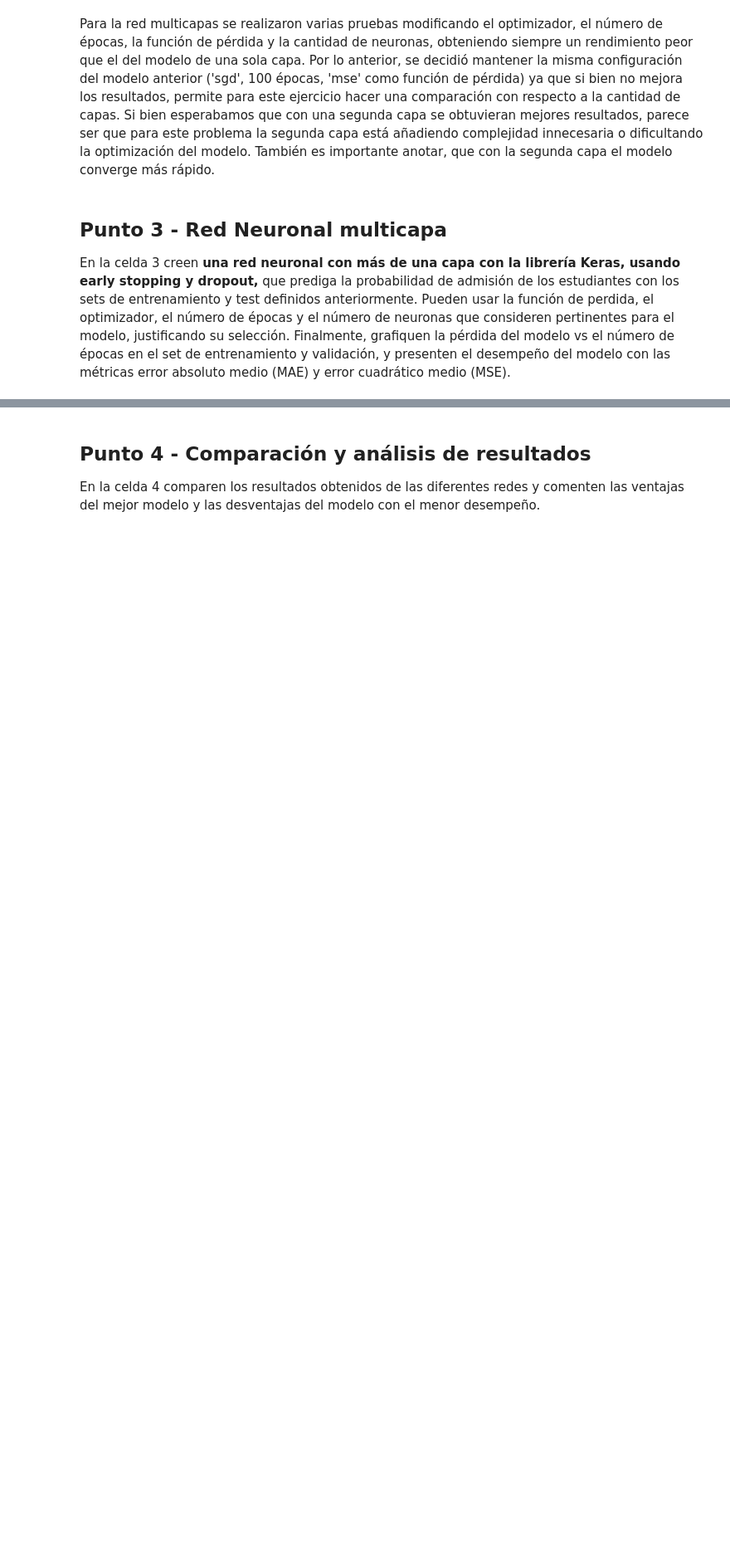
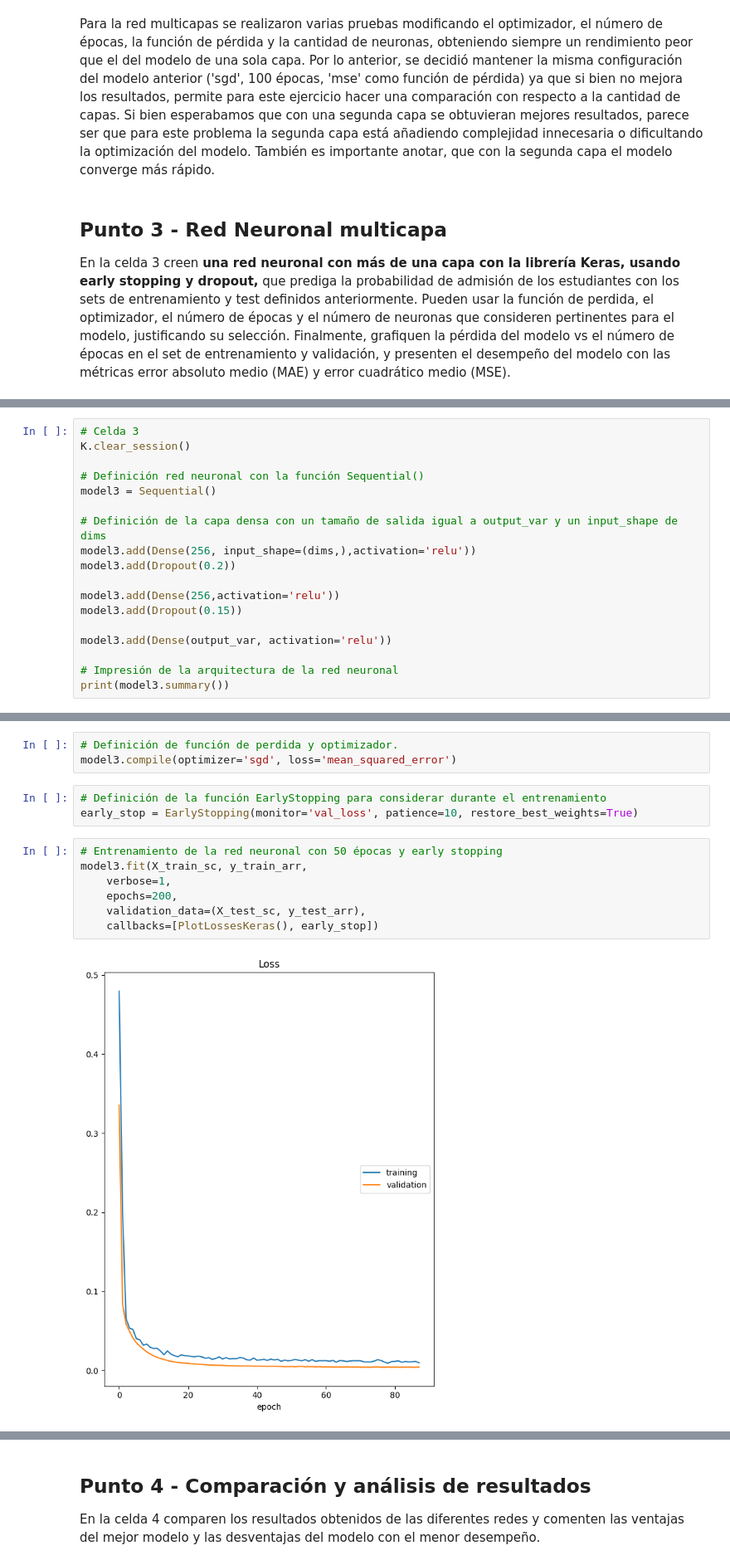
Before and after one commit to jairocruzhdez/MIAD_ML_NLP_JC, a Jupyter notebook: Semana 6/S6TC1-Redes_Neuronales.ipynb, the cells around one changed output, grey strips where cells are left out. Shown at 83% size. Drawn from its saved outputs; the diff is of its cells as text; blank space fills up the shorter version.

```diff
--- a/Semana 6/S6TC1-Redes_Neuronales.ipynb
+++ b/Semana 6/S6TC1-Redes_Neuronales.ipynb
@@ -219,0 +218,18 @@ En la celda 3 creen **una red neuronal con más de una capa con la librería Ker
+# %%
+# Celda 3
+K.clear_session()
+
+# Definición red neuronal con la función Sequential()
+model3 = Sequential()
+
+# Definición de la capa densa con un tamaño de salida igual a output_var y un input_shape de dims
+model3.add(Dense(256, input_shape=(dims,),activation='relu'))
+model3.add(Dropout(0.2))
+
+model3.add(Dense(256,activation='relu'))
+model3.add(Dropout(0.15))
+
+model3.add(Dense(output_var, activation='relu'))
+
+# Impresión de la arquitectura de la red neuronal
+print(model3.summary())
@@ -219,0 +255,15 @@ En la celda 3 creen **una red neuronal con más de una capa con la librería Ker
+# %%
+# Definición de función de perdida y optimizador.
+model3.compile(optimizer='sgd', loss='mean_squared_error')
+# %%
+# Definición de la función EarlyStopping para considerar durante el entrenamiento
+early_stop = EarlyStopping(monitor='val_loss', patience=10, restore_best_weights=True)
+# %%
+# Entrenamiento de la red neuronal con 50 épocas y early stopping
+model3.fit(X_train_sc, y_train_arr,
+    verbose=1,
+    epochs=200,
+    validation_data=(X_test_sc, y_test_arr),
+    callbacks=[PlotLossesKeras(), early_stop])
+# %% [output]
+[figure, added]
```
Also changed, not shown: parts of 9 cells of this notebook.
